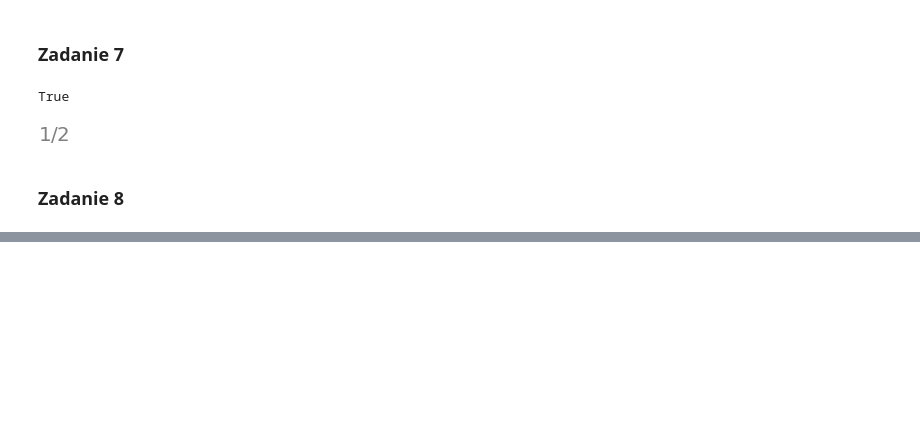
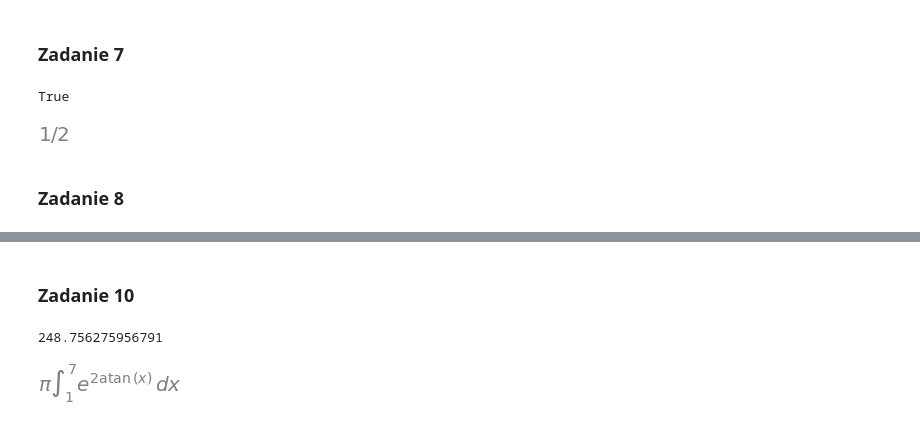
Before and after one commit to pzajaczkowski/ONWP, a Jupyter notebook: lista1/lista1.ipynb, the cells around one changed output, grey strips where cells are left out. Drawn from its saved outputs; the diff is of its cells as text; code cells hidden in the pictures; blank space fills up the shorter version.

```diff
--- a/lista1/lista1.ipynb
+++ b/lista1/lista1.ipynb
@@ -157,0 +179,10 @@ p1.show()
+# %% [markdown]
+### Zadanie 10
+# %%
+volume_expr = fun**2
+volume = sp.pi * sp.Integral(volume_expr, (x, 1, 7))
+print(volume.n())
+volume
+# %% [output]
+248.756275956791
+[figure, added]
```
Also changed, not shown: parts of 11 cells of this notebook.
